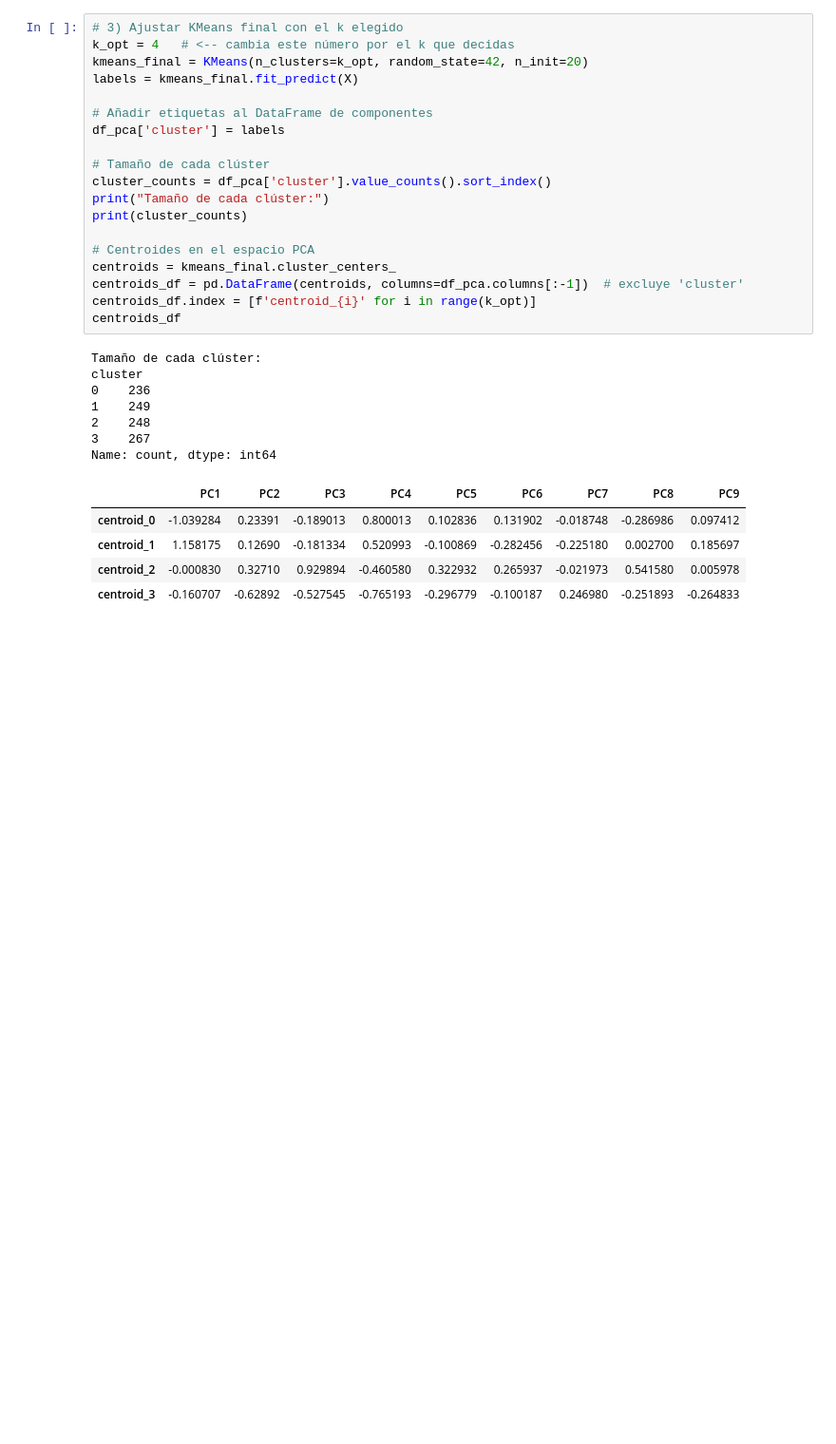
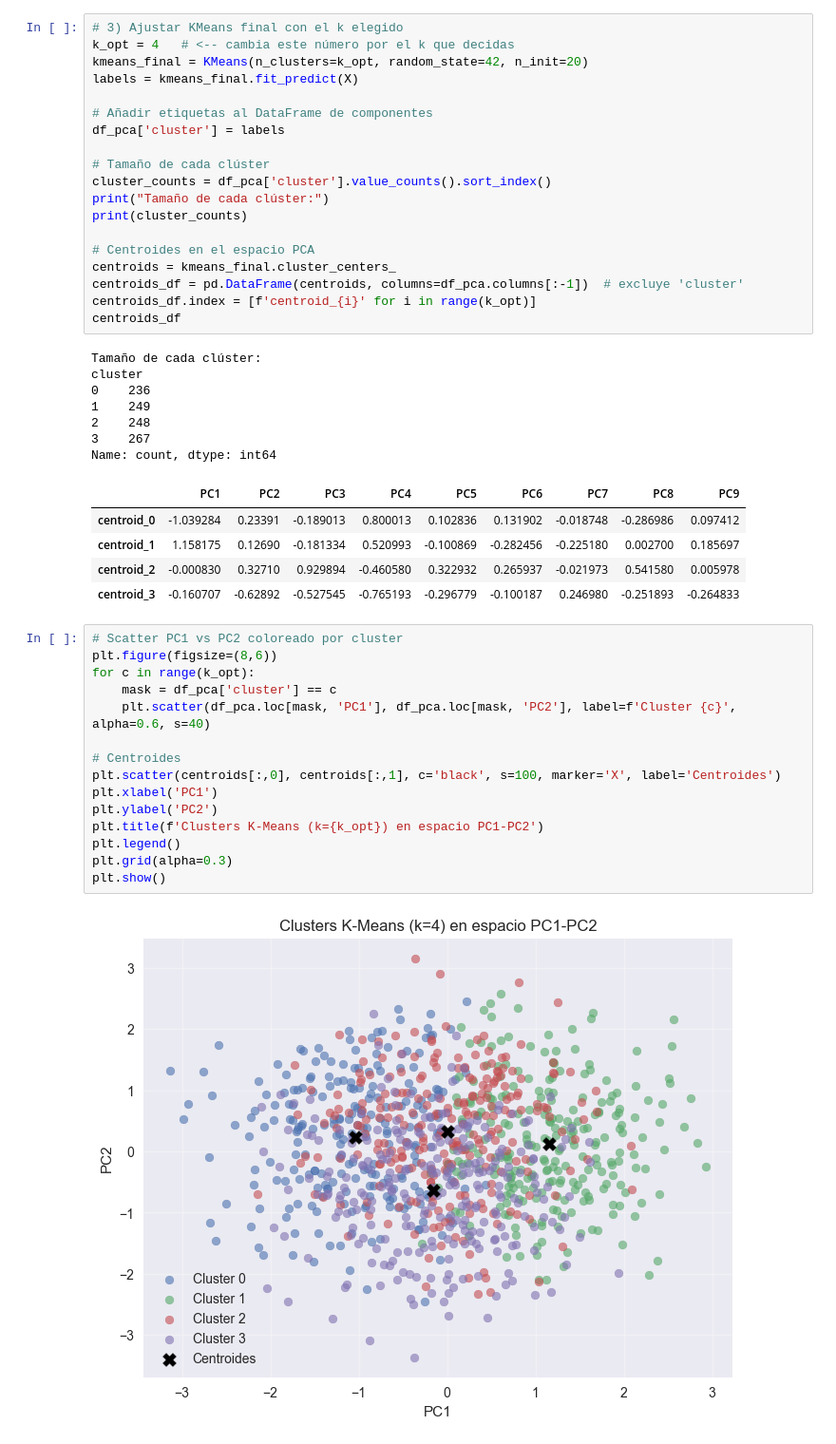
Before and after one commit to LinaMariaa2/Proyecto_Gestion_Datos_Modelos_IA, a Jupyter notebook: campaña_marketing.ipynb, the cells around one changed output. Shown at 95% size. Drawn from its saved outputs; the diff is of its cells as text; blank space fills up the shorter version.

Commit message:
Visualizando CLusteres en 2d

```diff
--- a/campaña_marketing.ipynb
+++ b/campaña_marketing.ipynb
@@ -476,3 +476,20 @@ Name: count, dtype: int64
 | centroid_1 | 1.158175 | 0.12690 | -0.181334 | 0.520993 | -0.100869 | -0.282456 | -0.225180 | 0.002700 | 0.185697 |
 | centroid_2 | -0.000830 | 0.32710 | 0.929894 | -0.460580 | 0.322932 | 0.265937 | -0.021973 | 0.541580 | 0.005978 |
 | centroid_3 | -0.160707 | -0.62892 | -0.527545 | -0.765193 | -0.296779 | -0.100187 | 0.246980 | -0.251893 | -0.264833 |
+# %%
+# Scatter PC1 vs PC2 coloreado por cluster
+plt.figure(figsize=(8,6))
+for c in range(k_opt):
+    mask = df_pca['cluster'] == c
+    plt.scatter(df_pca.loc[mask, 'PC1'], df_pca.loc[mask, 'PC2'], label=f'Cluster {c}', alpha=0.6, s=40)
+
+# Centroides
+plt.scatter(centroids[:,0], centroids[:,1], c='black', s=100, marker='X', label='Centroides')
+plt.xlabel('PC1')
+plt.ylabel('PC2')
+plt.title(f'Clusters K-Means (k={k_opt}) en espacio PC1-PC2')
+plt.legend()
+plt.grid(alpha=0.3)
+plt.show()
+# %% [output]
+[figure, added]
```
Also changed, not shown: parts of 1 cell of this notebook.
